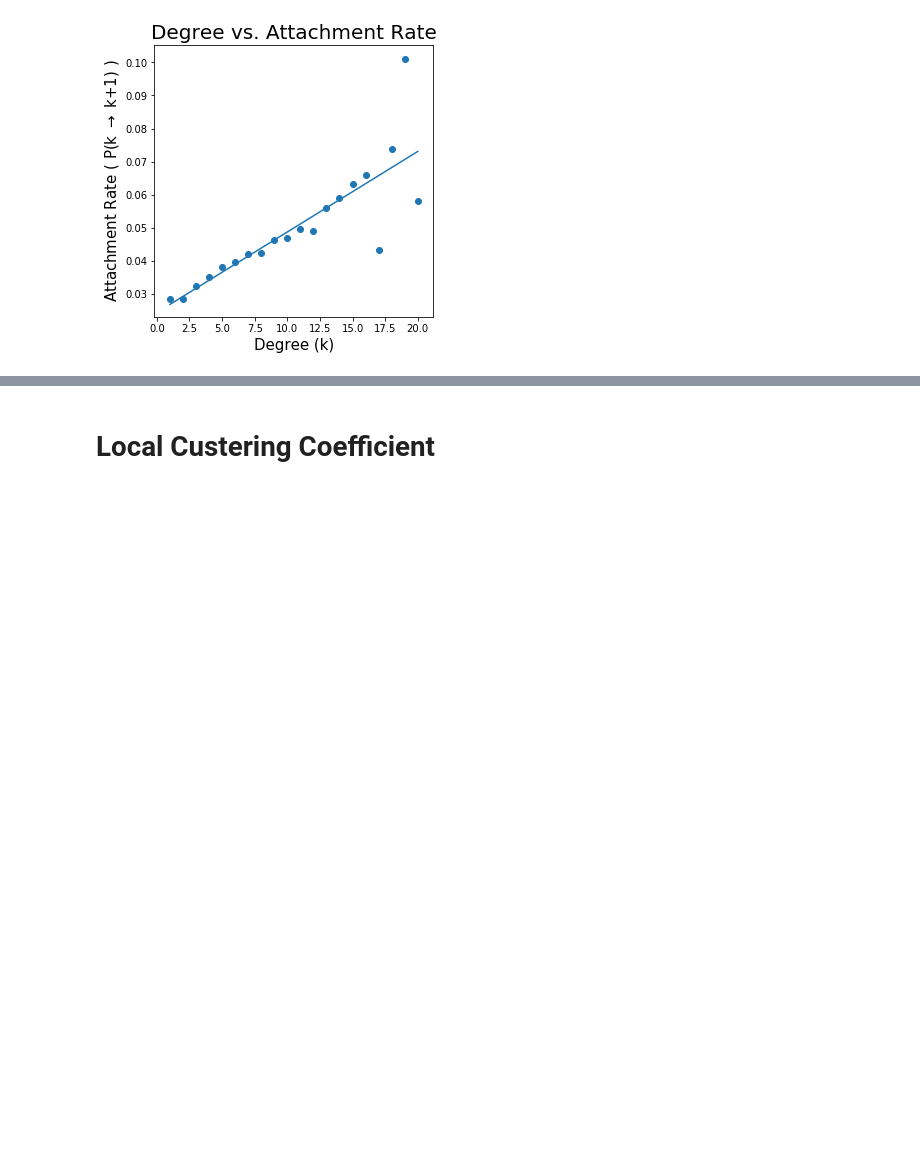
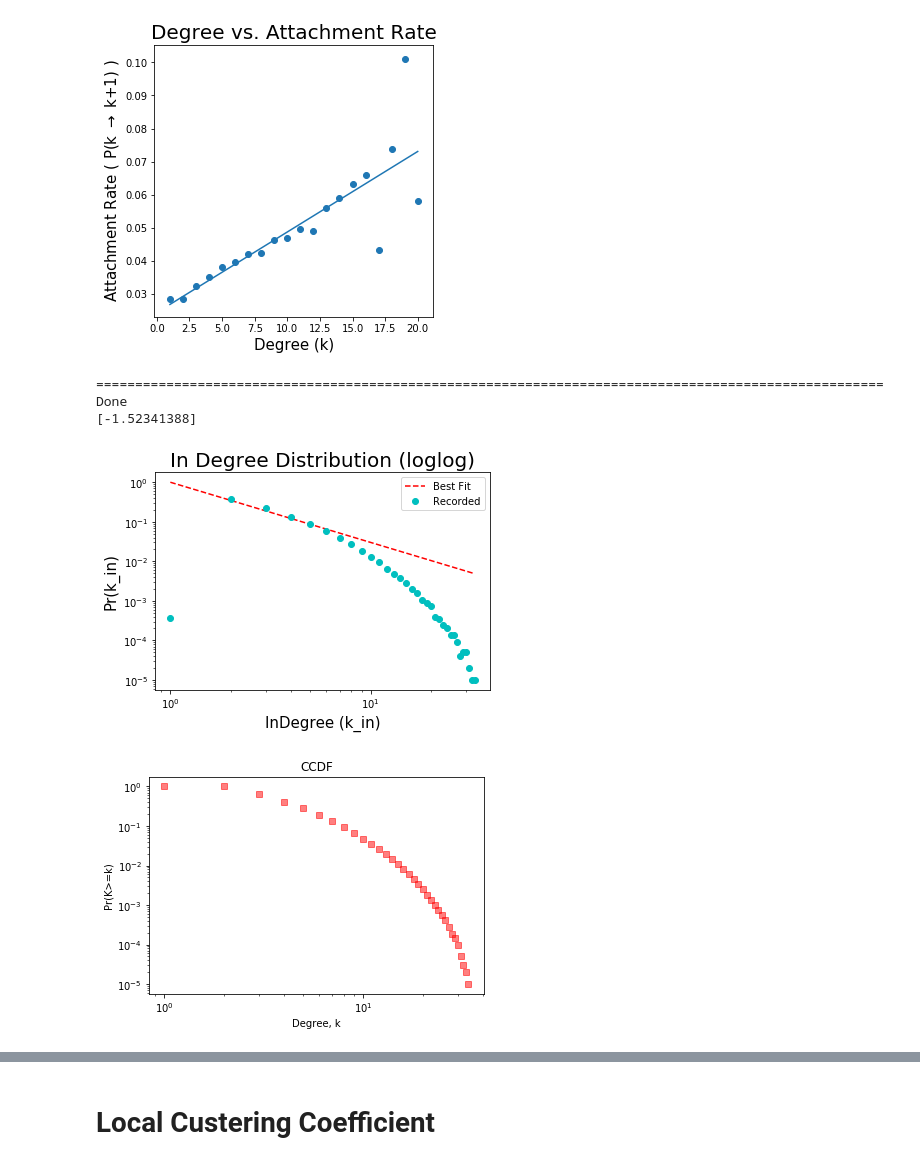
Before and after one commit to thomasy314/Preferential-Attachment, a Jupyter notebook: Pref_Attach.ipynb, the cells around one changed output, grey strips where cells are left out. Drawn from its saved outputs; the diff is of its cells as text; code cells hidden in the pictures; blank space fills up the shorter version.

```diff
--- a/Pref_Attach.ipynb
+++ b/Pref_Attach.ipynb
@@ -480,11 +480,12 @@ def triadic_closure_model(size, p = 0.5):
             second_sel = np.random.randint(0,i) #just uniform
         G.add_edges_from([(i, first_sel), (i, second_sel)])
     return G
+# %%
+# Graph parameters
+size = 1000
+probability = 0.5
+params = [size, probability]
 # %%
-# Graph parameters
-size = 1000
-params = [size, 0.5]
-
 # Test parameters
 interval = 500
 start = 500
@@ -500,3 +501,10 @@ print("Correlation: ", r_value)
 Triadic Closure Attachment with probability 0.50, uniform attachment with probability 0.50
 Correlation:  0.8343404984948773
 [figure]
+# %%
+plotDegsStat(triadic_closure_model, params, 100)
+# %% [output]
+===================================================================================================== Done
+[-1.52341388]
+[figure, added]
+[figure, added]
```
Also changed, not shown: parts of 35 cells of this notebook.
